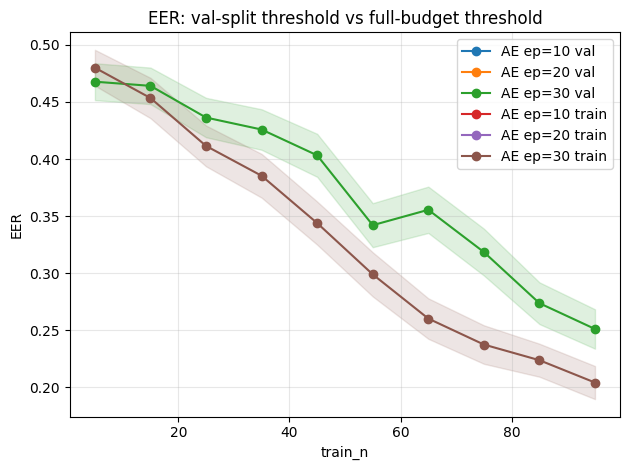
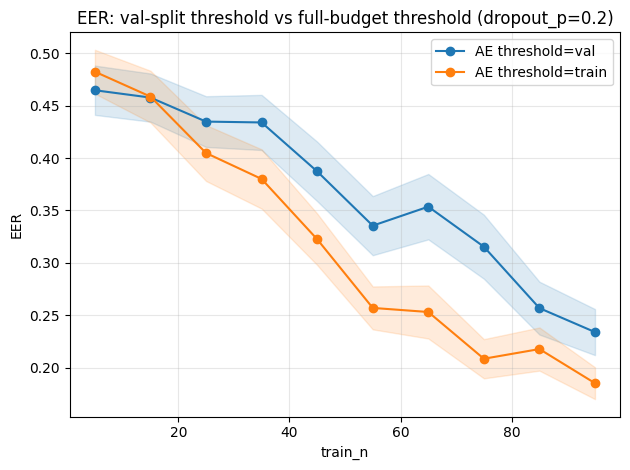
Code edit (unified diff) that turned the first committed figure into the second:
--- before
+++ after
@@ -1,15 +1,13 @@
+# Threshold-mode ablation: pin dropout_p=0.2 so only threshold_mode varies.
 threshold_lines = [
-    (f"AE ep={ep} val",   {"p_adapter": "SmallAEAdapter", "p_latent_dim": 4, "p_epochs": ep, "p_threshold_mode": "val"})
-    for ep in [10, 20, 30]
-] + [
-    (f"AE ep={ep} train", {"p_adapter": "SmallAEAdapter", "p_latent_dim": 4, "p_epochs": ep, "p_threshold_mode": "train"})
-    for ep in [10, 20, 30]
+    ("AE threshold=val",   {"p_adapter": "SmallAEAdapter", "p_latent_dim": 4, "p_epochs": 30, "p_dropout_p": 0.2, "p_threshold_mode": "val"}),
+    ("AE threshold=train", {"p_adapter": "SmallAEAdapter", "p_latent_dim": 4, "p_epochs": 30, "p_dropout_p": 0.2, "p_threshold_mode": "train"}),
 ]
 
 plot_eer(df, lines=threshold_lines)
-plt.title("EER: val-split threshold vs full-budget threshold")
+plt.title("EER: val-split threshold vs full-budget threshold (dropout_p=0.2)")
 
 plot_lines(df, x="p_train_n", y="m_auc", lines=threshold_lines)
-plt.title("AUC: val-split threshold vs full-budget threshold")
+plt.title("AUC: val-split threshold vs full-budget threshold (dropout_p=0.2)")
 
 plt.show()

Commit: add AE ablation plot export